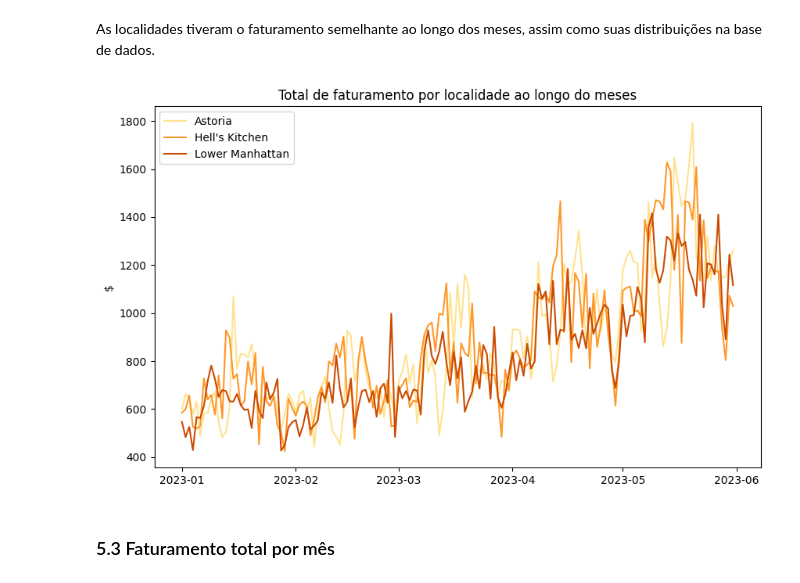
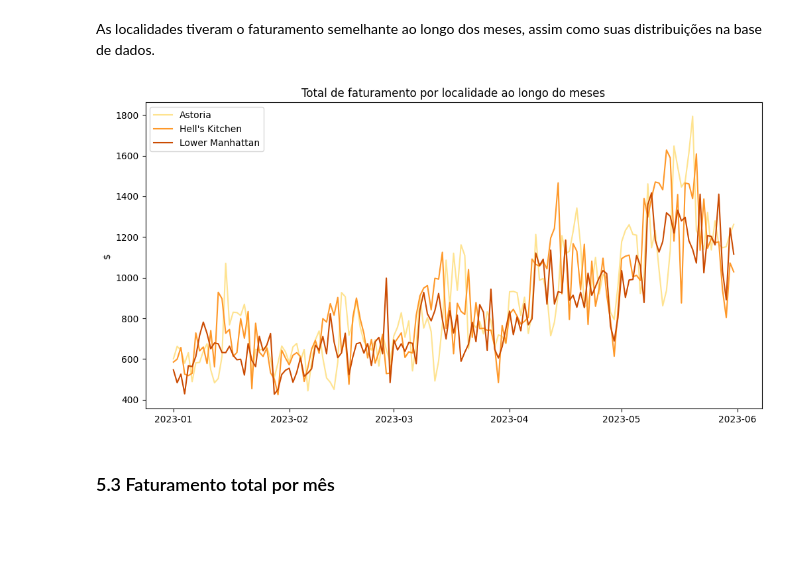
Before and after one commit to deborabmfreitas/coffee-shop-sales-prediction, a Jupyter notebook: coffee-shop-sales-prediction.ipynb, the cells around one changed output. Saved outputs shown, nothing was run; the diff lists cells and outputs as text; code cells hidden in the pictures; blank space fills up the shorter version.

```diff
--- a/coffee-shop-sales-prediction.ipynb
+++ b/coffee-shop-sales-prediction.ipynb
@@ -185,25 +194,24 @@ As localidades tiveram o faturamento semelhante ao longo dos meses, assim como s
 df_stores = train.groupby(['store_location','transaction_date']).agg(sum_unit_price=('unit_price', 'sum'),
                                                                      count_transaction_id=('transaction_id', 'count')).reset_index()
 # %%
-# Paleta de cores
 palette = sns.color_palette(c3, len(df_stores['store_location'].unique()))
 
 # Gráfico
-plt.figure(figsize=(10, 6))
+plt.figure(figsize=(12, 6))
 for idx, store in enumerate(df_stores['store_location'].unique()):
     plt.plot(
         df_stores.loc[df_stores['store_location'] == store, 'transaction_date'],
         df_stores.loc[df_stores['store_location'] == store, 'sum_unit_price'],
         label=store,
         color=palette[idx],
     )
 
 plt.title('Total de faturamento por localidade ao longo do meses', fontsize=12)
 plt.ylabel('$')
 plt.legend()
 plt.show()
 # %% [output]
-[figure, old version]
+[figure, new version]
 # %% [markdown]
 ### 5.3 Faturamento total por mês
 # %% [markdown]
```
Also changed, not shown: parts of 66 cells of this notebook.
